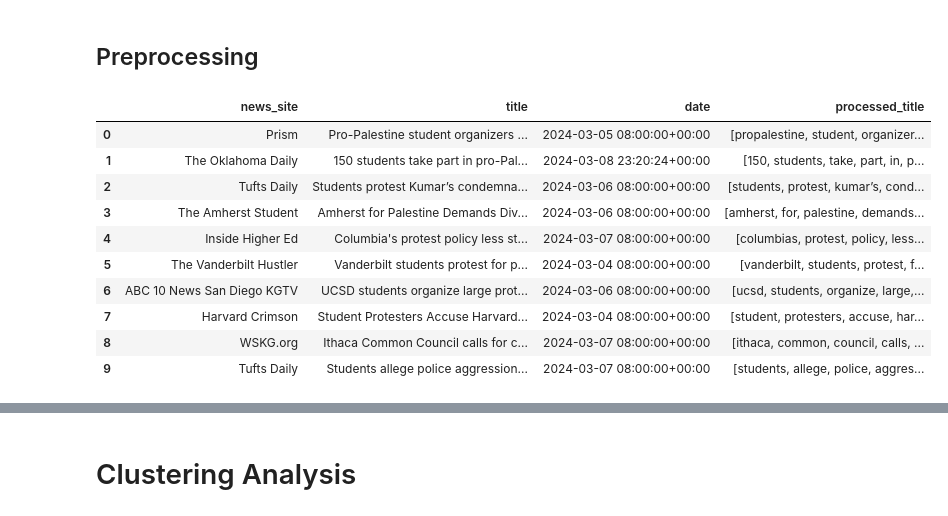
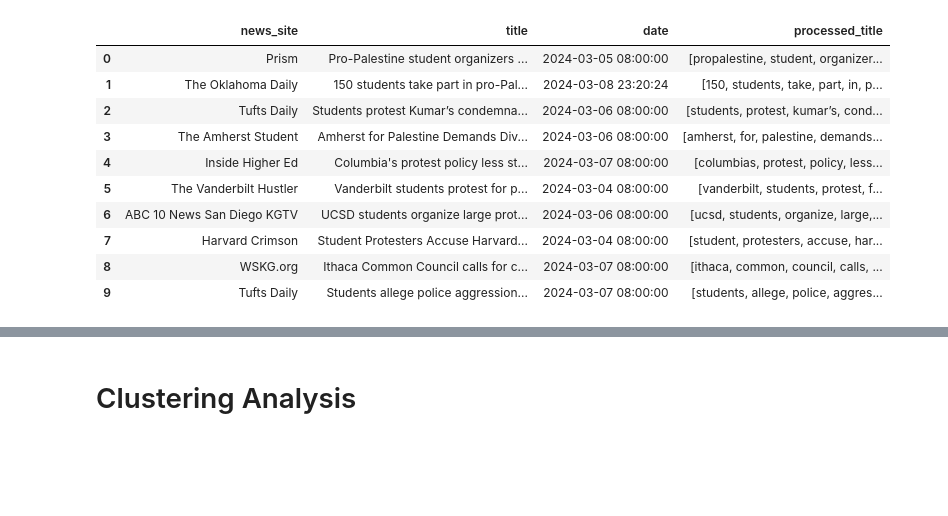
Before and after one commit to jjoycehu/poli-179, a Jupyter notebook: notebooks/analysis.ipynb, the cells around one changed output, grey strips where cells are left out. Cells and saved outputs as stored; diff of their text form; code cells hidden in the pictures; blank space fills up the shorter version.

```diff
--- a/notebooks/analysis.ipynb
+++ b/notebooks/analysis.ipynb
@@ -18,43 +18,41 @@ from sklearn.metrics import mean_squared_error, r2_score
 
 import matplotlib.pyplot as plt
 import seaborn as sns
-# %% [markdown]
-## Preprocessing
 # %%
 warnings.filterwarnings("ignore")
 
 # read in dataset
-df = pd.read_csv("../data/final_dataset.csv")
+df = pd.read_csv("final_dataset.csv")
 # extact publisher name
 df['news_site'] = df['publisher'].apply(lambda x: eval(x)['title'] if isinstance(x, str) else None)
 
 # convert date to datetime format
 df['date'] = pd.to_datetime(df['published date'])
 df_clean = df[['news_site', 'title', 'date']]
 
 # helper function to clean headline data
 def remove_after_last_hyphen(s):
     last_hyphen_index = s.rfind(' - ')
     if last_hyphen_index != -1:
         return s[:last_hyphen_index].strip()
     return s
 
 # transforming headlines into lists of words
 df_clean['processed_title'] = df_clean['title'].str.lower()
 df_clean['processed_title'] = df_clean['processed_title'].apply(remove_after_last_hyphen)
 df_clean['processed_title'] = df_clean['processed_title'].str.translate(str.maketrans('', '', string.punctuation))
 df_clean['processed_title'] = df_clean['processed_title'].str.split()
 
 df_clean.head(10)
 # %% [output]
 |  | news_site | title | date | processed_title |
-| 0 | Prism | Pro-Palestine student organizers ... | 2024-03-05 08:00:00+00:00 | [propalestine, student, organizer... |
-| 1 | The Oklahoma Daily | 150 students take part in pro-Pal... | 2024-03-08 23:20:24+00:00 | [150, students, take, part, in, p... |
-| 2 | Tufts Daily | Students protest Kumar’s condemna... | 2024-03-06 08:00:00+00:00 | [students, protest, kumar’s, cond... |
-| 3 | The Amherst Student | Amherst for Palestine Demands Div... | 2024-03-06 08:00:00+00:00 | [amherst, for, palestine, demands... |
-| 4 | Inside Higher Ed | Columbia's protest policy less st... | 2024-03-07 08:00:00+00:00 | [columbias, protest, policy, less... |
-| 5 | The Vanderbilt Hustler | Vanderbilt students protest for p... | 2024-03-04 08:00:00+00:00 | [vanderbilt, students, protest, f... |
-| 6 | ABC 10 News San Diego KGTV | UCSD students organize large prot... | 2024-03-06 08:00:00+00:00 | [ucsd, students, organize, large,... |
-| 7 | Harvard Crimson | Student Protesters Accuse Harvard... | 2024-03-04 08:00:00+00:00 | [student, protesters, accuse, har... |
-| 8 | WSKG.org | Ithaca Common Council calls for c... | 2024-03-07 08:00:00+00:00 | [ithaca, common, council, calls, ... |
-| 9 | Tufts Daily | Students allege police aggression... | 2024-03-07 08:00:00+00:00 | [students, allege, police, aggres... |
+| 0 | Prism | Pro-Palestine student organizers ... | 2024-03-05 08:00:00 | [propalestine, student, organizer... |
+| 1 | The Oklahoma Daily | 150 students take part in pro-Pal... | 2024-03-08 23:20:24 | [150, students, take, part, in, p... |
+| 2 | Tufts Daily | Students protest Kumar’s condemna... | 2024-03-06 08:00:00 | [students, protest, kumar’s, cond... |
+| 3 | The Amherst Student | Amherst for Palestine Demands Div... | 2024-03-06 08:00:00 | [amherst, for, palestine, demands... |
+| 4 | Inside Higher Ed | Columbia's protest policy less st... | 2024-03-07 08:00:00 | [columbias, protest, policy, less... |
+| 5 | The Vanderbilt Hustler | Vanderbilt students protest for p... | 2024-03-04 08:00:00 | [vanderbilt, students, protest, f... |
+| 6 | ABC 10 News San Diego KGTV | UCSD students organize large prot... | 2024-03-06 08:00:00 | [ucsd, students, organize, large,... |
+| 7 | Harvard Crimson | Student Protesters Accuse Harvard... | 2024-03-04 08:00:00 | [student, protesters, accuse, har... |
+| 8 | WSKG.org | Ithaca Common Council calls for c... | 2024-03-07 08:00:00 | [ithaca, common, council, calls, ... |
+| 9 | Tufts Daily | Students allege police aggression... | 2024-03-07 08:00:00 | [students, allege, police, aggres... |
```
Also changed, not shown: parts of 23 cells of this notebook.
